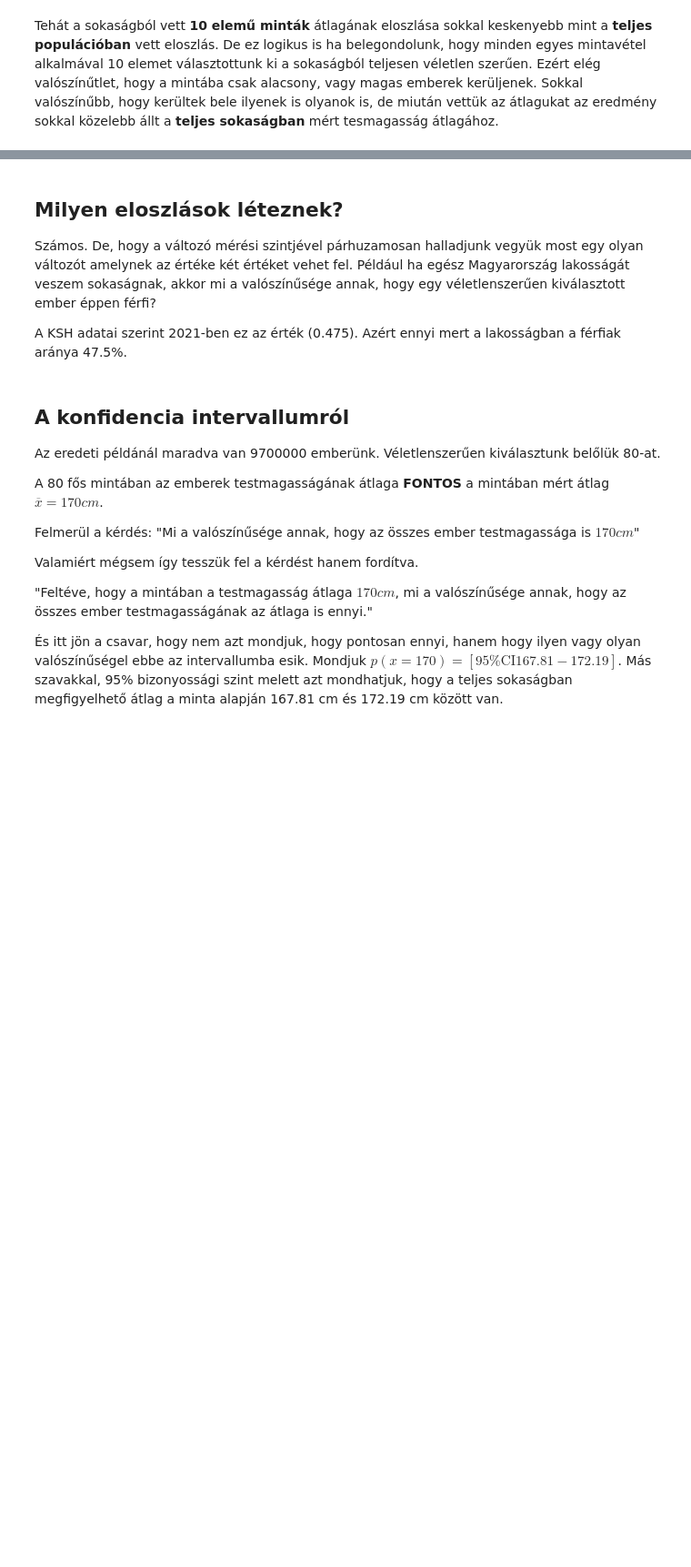
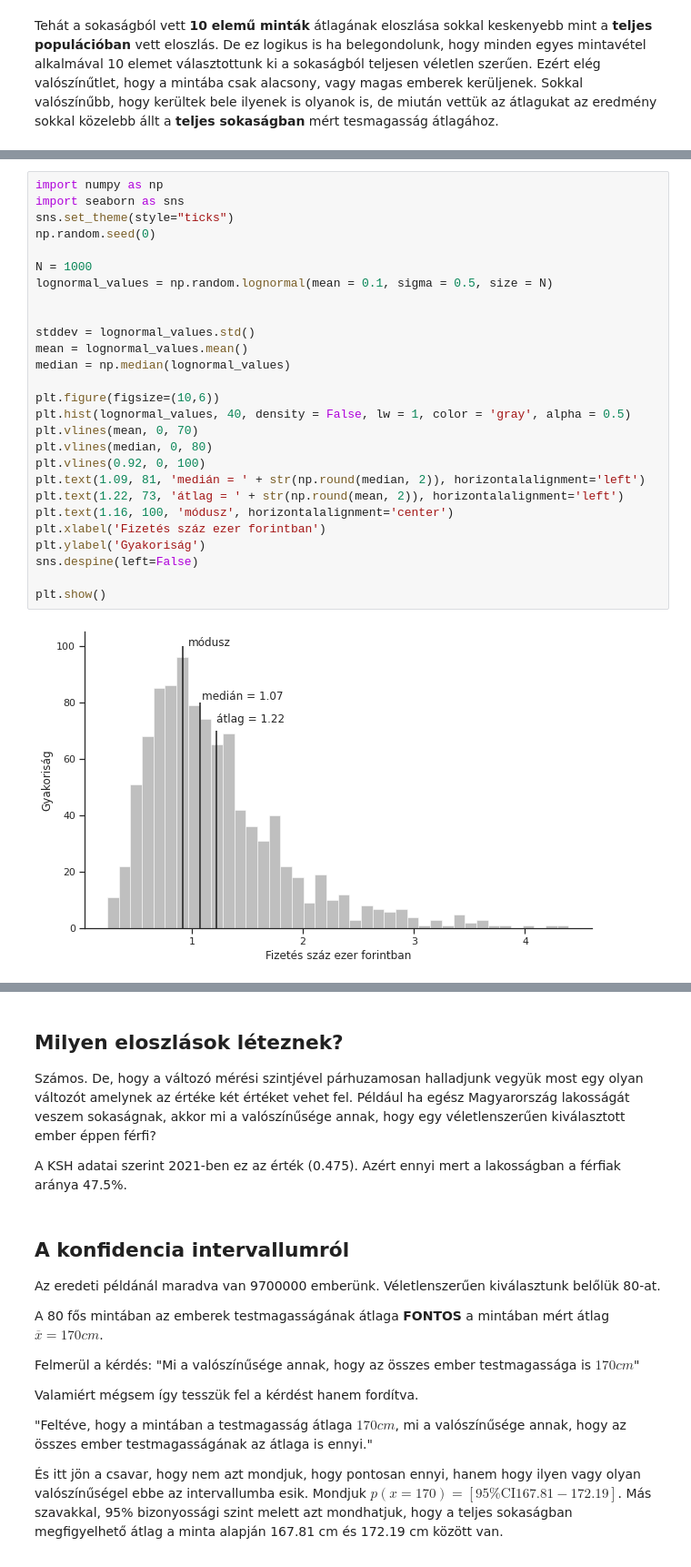
Before and after one commit to JoDeMiro/Statistics, a Jupyter notebook: Python_Statistics_01.ipynb, the cells around one changed output, grey strips where cells are left out. Shown at 91% size. Drawn from its saved outputs; the diff is of its cells as text; blank space fills up the shorter version.

```diff
--- a/Python_Statistics_01.ipynb
+++ b/Python_Statistics_01.ipynb
@@ -1224,0 +1606,29 @@ Tehát a sokaságból vett **10 elemű minták** átlagának eloszlása sokkal k
+# %%
+import numpy as np
+import seaborn as sns
+sns.set_theme(style="ticks")
+np.random.seed(0)
+
+N = 1000
+lognormal_values = np.random.lognormal(mean = 0.1, sigma = 0.5, size = N)
+
+
+stddev = lognormal_values.std()
+mean = lognormal_values.mean()
+median = np.median(lognormal_values)
+
+plt.figure(figsize=(10,6))
+plt.hist(lognormal_values, 40, density = False, lw = 1, color = 'gray', alpha = 0.5)
+plt.vlines(mean, 0, 70)
+plt.vlines(median, 0, 80)
+plt.vlines(0.92, 0, 100)
+plt.text(1.09, 81, 'medián = ' + str(np.round(median, 2)), horizontalalignment='left')
+plt.text(1.22, 73, 'átlag = ' + str(np.round(mean, 2)), horizontalalignment='left')
+plt.text(1.16, 100, 'módusz', horizontalalignment='center')
+plt.xlabel('Fizetés száz ezer forintban')
+plt.ylabel('Gyakoriság')
+sns.despine(left=False)
+
+plt.show()
+# %% [output]
+[figure, added]
```
Also changed, not shown: parts of 66 cells of this notebook.
